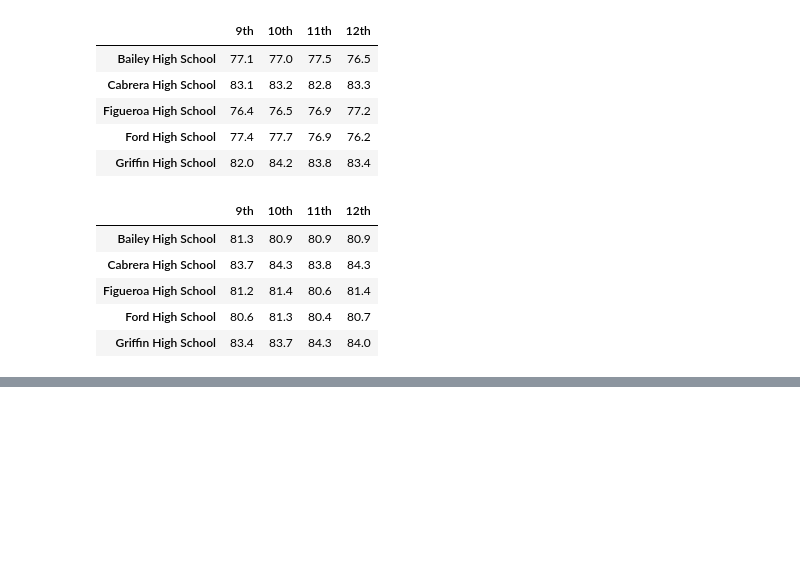
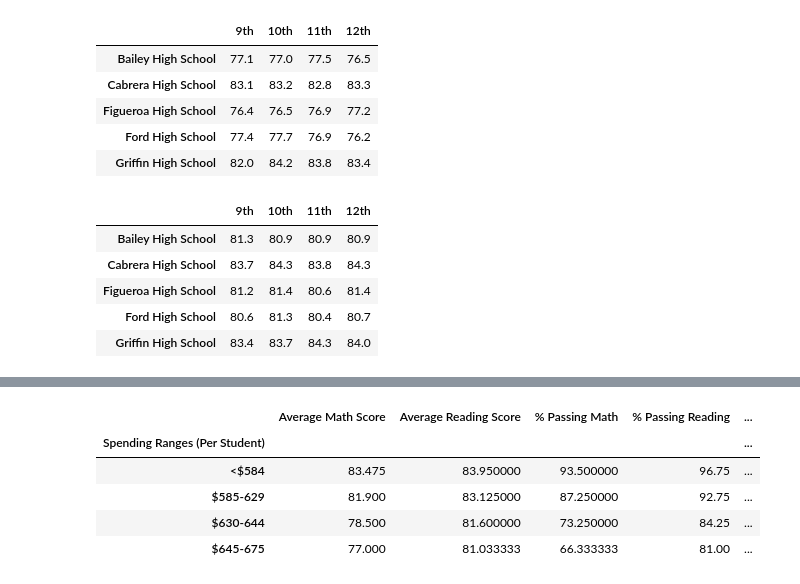
Before and after one commit to yashodhan1202/School_District_Analysis, a Jupyter notebook: PyCitySchools.ipynb, the cells around one changed output, grey strips where cells are left out. Cells and saved outputs as stored; diff of their text form; code cells hidden in the pictures; blank space fills up the shorter version.

Commit message:
Scores by school spending

```diff
--- a/PyCitySchools.ipynb
+++ b/PyCitySchools.ipynb
@@ -997,0 +1034,9 @@ reading_scores_by_grade.head()
+# %%
+# Establish the spending bins and group names.
+spending_bins = [0, 585, 630, 645, 675]
+group_names = ["<$584", "$585-629", "$630-644", "$645-675"]
+# %%
+# Categorize spending based on the bins.
+per_school_summary_df["Spending Ranges (Per Student)"] = pd.cut(per_school_capita, spending_bins, labels=group_names)
+
+per_school_summary_df
@@ -997,0 +1060,7 @@ reading_scores_by_grade.head()
+# %%
+per_school_summary_df['Average Math Score'] = per_school_summary_df['Average Math Score'].astype('float')
+per_school_summary_df['Average Reading Score'] = per_school_summary_df['Average Reading Score'].astype('float')
+per_school_summary_df['% Passing Math'] = per_school_summary_df['% Passing Math'].astype('float')
+per_school_summary_df['% Passing Reading'] = per_school_summary_df['% Passing Reading'].astype('float')
+per_school_summary_df['% Overall Passing'] = per_school_summary_df['% Overall Passing'].astype('float')
+per_school_summary_df
@@ -997,0 +1084,28 @@ reading_scores_by_grade.head()
+# %%
+# Calculate averages for the desired columns.
+spending_math_scores = per_school_summary_df.groupby(["Spending Ranges (Per Student)"]).mean()["Average Math Score"]
+
+spending_reading_scores = per_school_summary_df.groupby(["Spending Ranges (Per Student)"]).mean()["Average Reading Score"]
+
+spending_passing_math = per_school_summary_df.groupby(["Spending Ranges (Per Student)"]).mean()["% Passing Math"]
+
+spending_passing_reading = per_school_summary_df.groupby(["Spending Ranges (Per Student)"]).mean()["% Passing Reading"]
+
+overall_passing_spending = per_school_summary_df.groupby(["Spending Ranges (Per Student)"]).mean()["% Overall Passing"]
+# %%
+# Assemble into a new DataFrame.
+spending_summary_df = pd.DataFrame({
+          "Average Math Score" : spending_math_scores,
+          "Average Reading Score": spending_reading_scores,
+          "% Passing Math": spending_passing_math,
+          "% Passing Reading": spending_passing_reading,
+          "% Overall Passing": overall_passing_spending})
+
+spending_summary_df
+# %% [output]
+|  | Average Math Score | Average Reading Score | % Passing Math | % Passing Reading | ... |
+| Spending Ranges (Per Student) |  |  |  |  | ... |
+| <$584 | 83.475 | 83.950000 | 93.500000 | 96.75 | ... |
+| $585-629 | 81.900 | 83.125000 | 87.250000 | 92.75 | ... |
+| $630-644 | 78.500 | 81.600000 | 73.250000 | 84.25 | ... |
+| $645-675 | 77.000 | 81.033333 | 66.333333 | 81.00 | ... |
```
Also changed, not shown: parts of 7 cells of this notebook.
